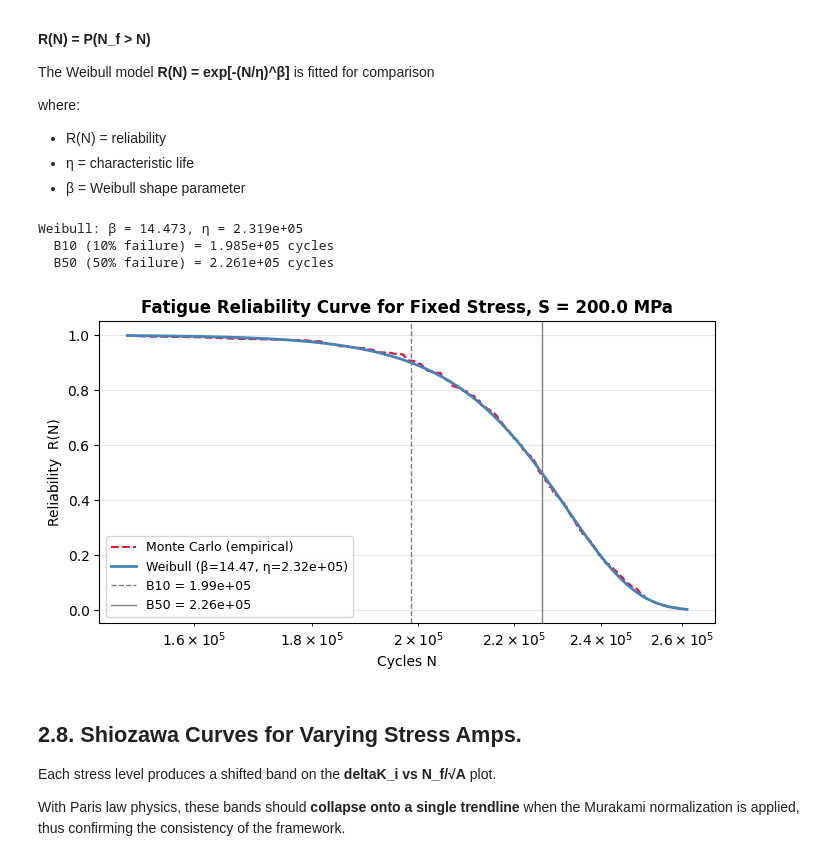
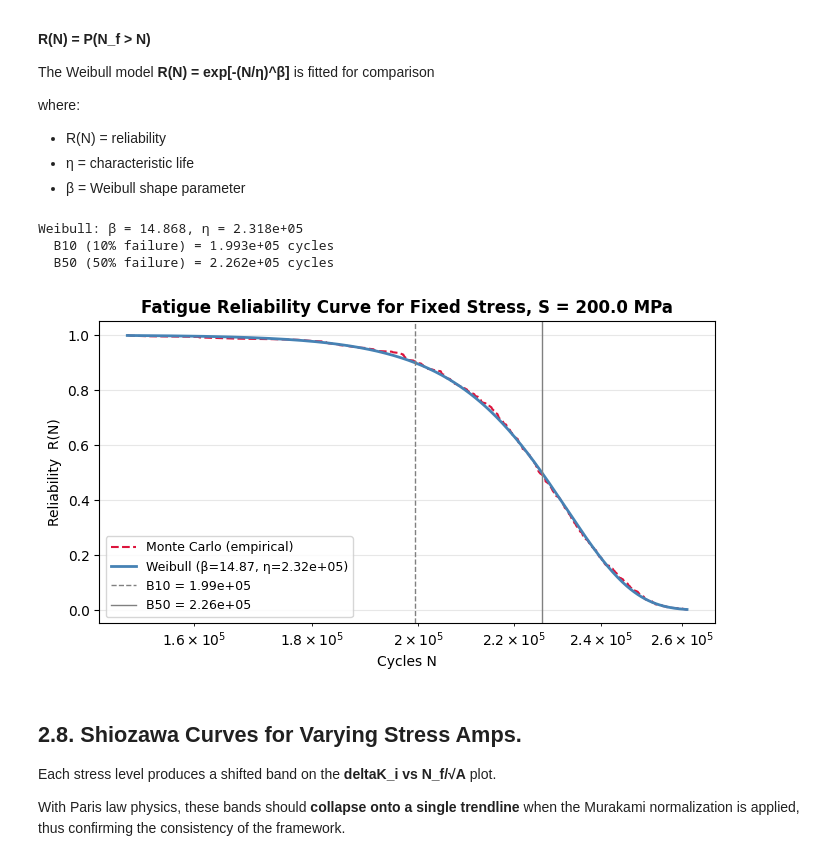
Before and after one commit to jessk816/pinn, a Jupyter notebook: models/paris/workflow_2.ipynb, the cells around one changed output. Cells and saved outputs as stored; diff of their text form; code cells hidden in the pictures.

```diff
--- a/models/paris/workflow_2.ipynb
+++ b/models/paris/workflow_2.ipynb
@@ -539,11 +539,28 @@ Expected slope from Paris law:
 
 deltaK_i ∝ (N/√A)^(1/(2-m)) → **slope = 1/(2-m)**
 # %%
-# clean Nf_samples
+# convert all Monte Carlo result lists to arrays
+max_defects = np.asarray(max_defects, dtype=float)
 Nf_samples = np.asarray(Nf_samples, dtype=float)
+dKi_samples = np.asarray(dKi_samples, dtype=float)
+Nnorm_samples = np.asarray(Nnorm_samples, dtype=float)
 
-# keep only valid positive finite fatigue lives
-Nf_samples = Nf_samples[np.isfinite(Nf_samples) & (Nf_samples > 0)]
+# # keep only valid positive finite fatigue lives
+# Nf_samples = Nf_samples[np.isfinite(Nf_samples) & (Nf_samples > 0)]
+
+# create one shared mask for valid rows (positive finite fatigue lives)
+valid_mc = (
+    np.isfinite(max_defects) &
+    np.isfinite(Nf_samples) & (Nf_samples > 0) &
+    np.isfinite(dKi_samples) & (dKi_samples > 0) &
+    np.isfinite(Nnorm_samples) & (Nnorm_samples > 0)
+)
+
+# apply the same mask to everything
+max_defects_valid = max_defects[valid_mc]
+Nf_samples_valid = Nf_samples[valid_mc]
+dKi_samples_valid = dKi_samples[valid_mc]
+Nnorm_samples_valid = Nnorm_samples[valid_mc]
 # %%
 # log-log linear fit
 log_Nnorm = np.log10(Nnorm_samples).flatten()
@@ -616,7 +633,7 @@ where:
 - η = characteristic life
 - β = Weibull shape parameter
 # %%
-lives_sorted = np.sort(Nf_samples)
+lives_sorted = np.sort(Nf_samples_valid)
 R_empirical  = 1.0 - np.arange(len(lives_sorted)) / len(lives_sorted)
 
 # Weibull MLE fit
@@ -634,37 +651,37 @@ print(f"  B50 (50% failure) = {B50:.3e} cycles")
 # plot reliability curves
 fig, ax = plt.subplots(figsize=(7, 4))
 ax.plot(lives_sorted, R_empirical, color="crimson", linewidth=1.5,
         linestyle="--", label="Monte Carlo (empirical)")
 ax.plot(N_vals, R_weibull, color="steelblue", linewidth=2,
         label=f"Weibull (β={shape_w:.2f}, η={scale_w:.2e})")
 # show B10 and B50 as vertical lines
 ax.axvline(B10, color="grey", linewidth=1, linestyle="--",
            label=f"B10 = {B10:.2e}")
 ax.axvline(B50, color="grey", linewidth=1,
            label=f"B50 = {B50:.2e}")
 
 # log scale for reliability plot
 ax.set_xscale("log")
 
 # axes labels, title
 ax.set_title(f"Fatigue Reliability Curve for Fixed Stress, S = {S_fixed} MPa",
              fontweight="bold")
 ax.set_xlabel("Cycles N")
 ax.set_ylabel("Reliability  R(N)")
 
 # legend, grid
 ax.legend(fontsize=9)
 ax.grid(alpha=0.3)
 
 # save and show
 plt.tight_layout()
 plt.savefig("graphs/2_reliability.png", dpi=150)
 plt.show()
 # %% [output]
-Weibull: β = 14.473, η = 2.319e+05
-  B10 (10% failure) = 1.985e+05 cycles
-  B50 (50% failure) = 2.261e+05 cycles
+Weibull: β = 14.868, η = 2.318e+05
+  B10 (10% failure) = 1.993e+05 cycles
+  B50 (50% failure) = 2.262e+05 cycles
-[figure, old version]
+[figure, new version]
 # %% [markdown]
 ## 2.8. Shiozawa Curves for Varying Stress Amps.
 
```
Also changed, not shown: parts of 5 cells of this notebook, 8 other files.
